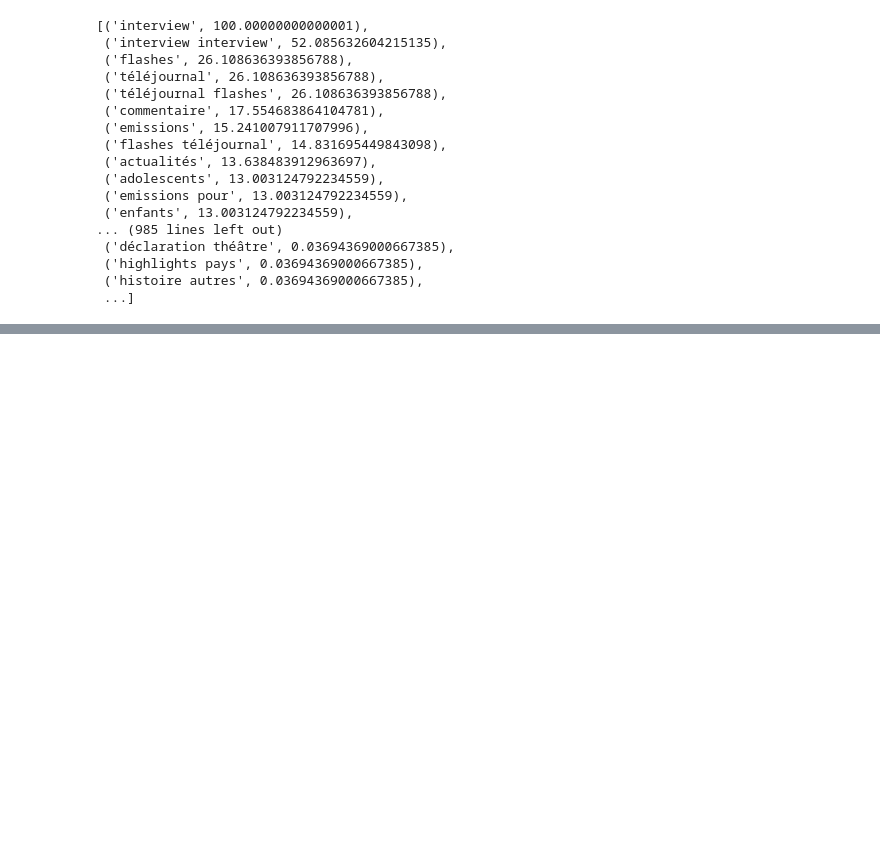
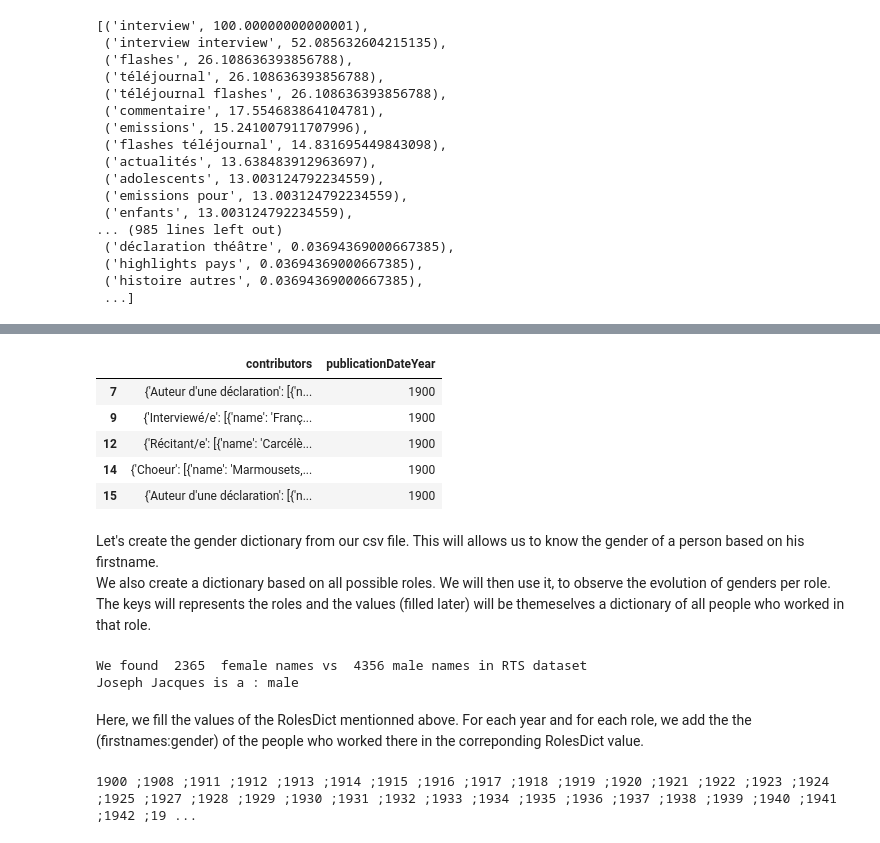
Before and after one commit to m-yaghini/ada17, a Jupyter notebook: project-master/code/MainExploratoryAnalysisLW.ipynb, the cells around one changed output, grey strips where cells are left out. Drawn from its saved outputs; the diff is of its cells as text; code cells hidden in the pictures; blank space fills up the shorter version.

```diff
--- a/project-master/code/MainExploratoryAnalysisLW.ipynb
+++ b/project-master/code/MainExploratoryAnalysisLW.ipynb
@@ -326,0 +392,23 @@ Counter(counters_program_lifespan.loc['very long'].genres).most_common()
+# %%
+df_Roles = df_without_date_outliers.copy()
+df_Roles = df_Roles[df_Roles.contributors.notnull()]
+df_Roles.drop(['alternativeExcerpt','alternativeTitle','excerpt','thematicThemes','title',
+               'articleURL','backgrounds',  'durationSec', 'id',
+                'imageURL','isOnline','mediaURL','source','thematicPersons','visualGeographicals',
+                'visualPersons','visualCorporations','variantIds','visualThemes','mediaType',
+                'publicationChannelNames','publicationDate','thematicGeographicals',
+                'thematicCorporations','program','genres'], axis=1, inplace=True)
+df_Roles = df_Roles[(df_Roles.publicationDateYear.notnull()) & (df_Roles.contributors.notnull())
+                   & (df_Roles.contributors != '')]
+pd.options.display.max_colwidth = 220
+df_Roles.head()
+# %% [output]
+|  | contributors | publicationDateYear |
+| 7 | {'Auteur d'une déclaration': [{'n... | 1900 |
+| 9 | {'Interviewé/e': [{'name': 'Franç... | 1900 |
+| 12 | {'Récitant/e': [{'name': 'Carcélè... | 1900 |
+| 14 | {'Choeur': [{'name': 'Marmousets,... | 1900 |
+| 15 | {'Auteur d'une déclaration': [{'n... | 1900 |
+# %% [markdown]
+Let's create the gender dictionary from our csv file. This will allows us to know the gender of a person based on his firstname.<br>
+We also create a dictionary based on all possible roles. We will then use it, to observe the evolution of genders per role.<br> The keys will represents the roles and the values (filled later) will be themeselves a dictionary of all people who worked in that role.
@@ -326,0 +419,48 @@ Counter(counters_program_lifespan.loc['very long'].genres).most_common()
+# %%
+cmtTotal  = len(gender_dict)
+cmtFemale = len([sex  for sex in gender_dict.values() if sex == 'female'])
+print('We found ', cmtFemale, ' female names vs ', cmtTotal - cmtFemale, 'male names in RTS dataset')
+print('Joseph Jacques is a :',gender_dict.get(' Joseph Jacques')) # Just as an example
+# %% [output]
+We found  2365  female names vs  4356 male names in RTS dataset
+Joseph Jacques is a : male
+# %% [markdown]
+Here, we fill the values of the RolesDict mentionned above. For each year and for each role, we add the the (firstnames:gender) of the people who worked there in the correponding RolesDict value.
+# %%
+nbmale_dict,nbfemale_dict,nameOccurenced,presentateurs = dict(),dict(),dict(),dict()
+uknownNames = list()
+
+for year in set(df_Roles.publicationDateYear.values):
+    print(year,end=" ;")
+    yearContributors = df_Roles.contributors[df_Roles.publicationDateYear == year]
+    for contributors in yearContributors:
+        if contributors == '':
+            continue
+        for key, value in contributors.items():
+            role      = key
+            role = role.replace("/","")
+            role = role.replace(" ","")
+            role = role.replace("'","")
+            try:
+                firstname = value[0]['name'].split(',')[1]
+                lastname  = value[0]['name'].split(',')[0]
+                gender    = gender_dict.get(firstname)
+                if gender is None:
+                    uknownNames.append(firstname)
+                keyvalue  = firstname+'-'+lastname+'-'+str(year)
+                (RolesDict.get(role))[keyvalue]=gender
+                old       = any([keyvalue in key for key in nameOccurenced.keys()])
+
+                nameOccurenced[firstname+'-'+lastname] = nameOccurenced.get(keyvalue, 0) + 1
+                if not old and gender == 'male':
+                    nbmale_dict[year] = nbmale_dict.get(year, 0) + 1
+                elif not old and gender == 'female':
+                    nbfemale_dict[year] = nbfemale_dict.get(year, 0) + 1
+                else:
+                    pass
+                if year not in nbfemale_dict:
+                    nbfemale_dict[year] = 0
+            except:
+                 pass # if name value is weird, we ignore it. Example: name: François-Joseph Ier
+# %% [output]
+1900 ;1908 ;1911 ;1912 ;1913 ;1914 ;1915 ;1916 ;1917 ;1918 ;1919 ;1920 ;1921 ;1922 ;1923 ;1924 ;1925 ;1927 ;1928 ;1929 ;1930 ;1931 ;1932 ;1933 ;1934 ;1935 ;1936 ;1937 ;1938 ;1939 ;1940 ;1941 ;1942 ;19 ...
```
Also changed, not shown: parts of 34 cells of this notebook, 1 other file.
